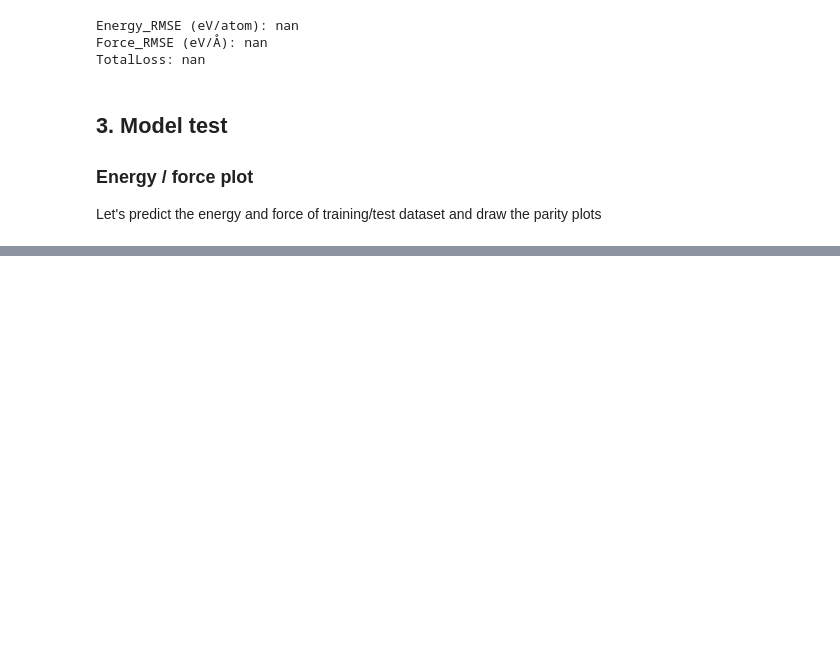
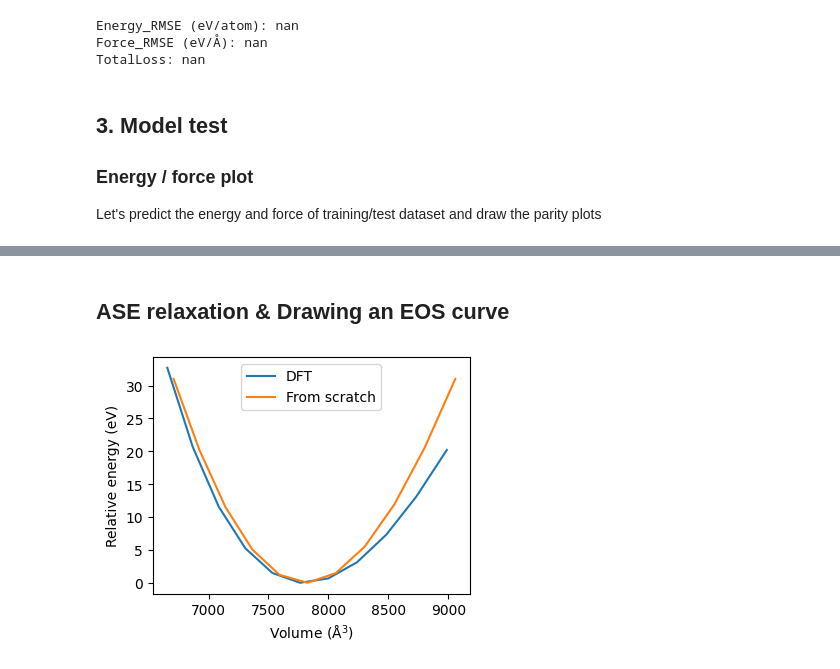
Before and after one commit to MDIL-SNU/SevenNet, a Jupyter notebook: tutorial/SevenNet_python_tutorial.ipynb, the cells around one changed output, grey strips where cells are left out. Saved outputs shown, nothing was run; the diff lists cells and outputs as text; code cells hidden in the pictures; blank space fills up the shorter version.

Commit message:
feat: add drawing eos curve

```diff
--- a/tutorial/SevenNet_python_tutorial.ipynb
+++ b/tutorial/SevenNet_python_tutorial.ipynb
@@ -283,11 +286,11 @@ for atoms in tqdm(traj):
   atoms.calc = sevennet_calc
   mlp_energy.append(atoms.get_potential_energy() / len(atoms))  # as per atom energy
   mlp_forces.append(atoms.get_forces())
-  mlp_stress.extend(atoms.get_stress() * to_kBar)  # eV/Angstrom^3 to kBar unit
+  mlp_stress.extend(-atoms.get_stress() * to_kBar)  # eV/Angstrom^3 to kBar unit
 
   dft_energy.append(atoms.info['DFT_energy'] / len(atoms))
   dft_forces.append(atoms.arrays['DFT_forces'])
-  dft_stress.append(atoms.info['DFT_stress'] * to_kBar)
+  dft_stress.append(-atoms.info['DFT_stress'] * to_kBar)
 # %%
 # flatten forces and stress for parity plot
 mlp_forces = np.concatenate([mf.reshape(-1,) for mf in mlp_forces])
@@ -484,0 +346,2 @@ Final LPSC structure
+# %% [markdown]
+## ASE relaxation & Drawing an EOS curve
@@ -484,0 +415,17 @@ Final LPSC structure
+# %%
+# draw EOS curve and compare with DFT
+dft_eos, dft_vol = get_eos_and_volume(read('./sevennet_tutorial/data/evaluation/eos.extxyz', ':'))
+mlp_eos, mlp_vol = get_eos_and_volume(read('./eos/eos.extxyz', ':'))
+
+plt.figure(figsize=(10/2.54, 8/2.54))
+plt.plot(dft_vol, dft_eos, label='DFT')
+plt.plot(mlp_vol, mlp_eos, label='From scratch')
+
+plt.xlabel(r"Volume ($\rm{\AA}^3$)")
+plt.ylabel("Relative energy (eV)")
+
+plt.legend()
+plt.tight_layout()
+plt.show()
+# %% [output]
+[figure, added]
```
Also changed, not shown: parts of 12 cells of this notebook.
